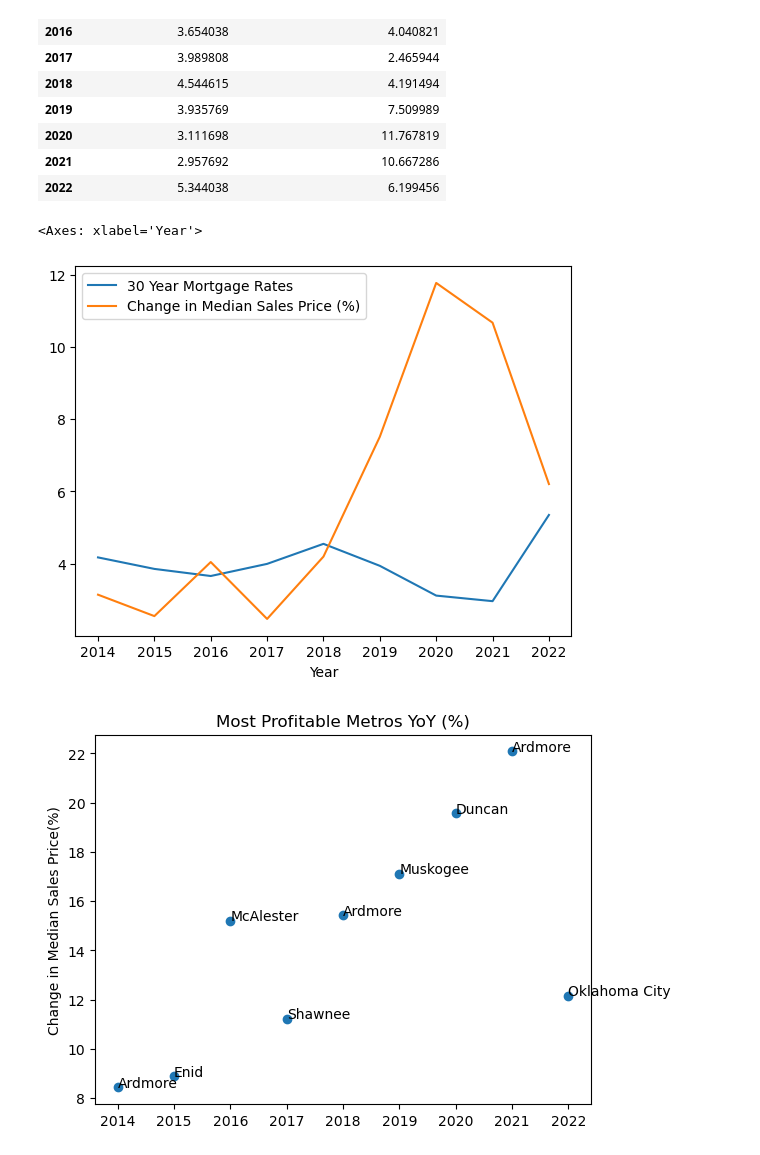
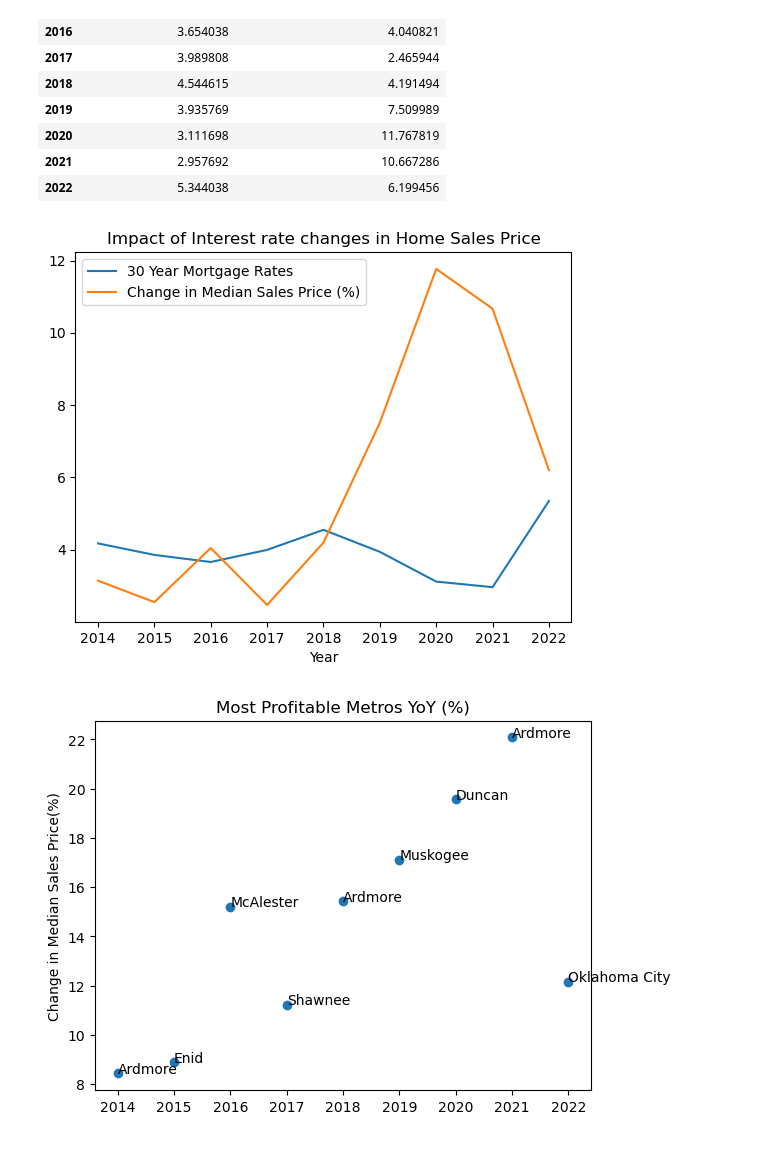
Before and after one commit to ramkumarpj/project-one, a Jupyter notebook: code/HomeSales_InterestRate_Analysis.ipynb, the cells around one changed output. Saved outputs shown, nothing was run; the diff lists cells and outputs as text; code cells hidden in the pictures.

```diff
--- a/code/HomeSales_InterestRate_Analysis.ipynb
+++ b/code/HomeSales_InterestRate_Analysis.ipynb
@@ -513,9 +513,10 @@ average_median_sales_mortgage_rates_df
 | 2022 | 5.344038 | 6.199456 |
 # %%
 average_median_sales_mortgage_rates_df.plot(kind='line')
+plt.title('Impact of Interest rate changes in Home Sales Price')
+plt.show()
 # %% [output]
-<Axes: xlabel='Year'>
-[figure, old version]
+[figure, new version]
 # %%
 plt.scatter(max_returns_per_year['year'],max_returns_per_year['change'],marker='o',linestyle='-')
 
```
Also changed, not shown: parts of 2 cells of this notebook, 1 other file.
